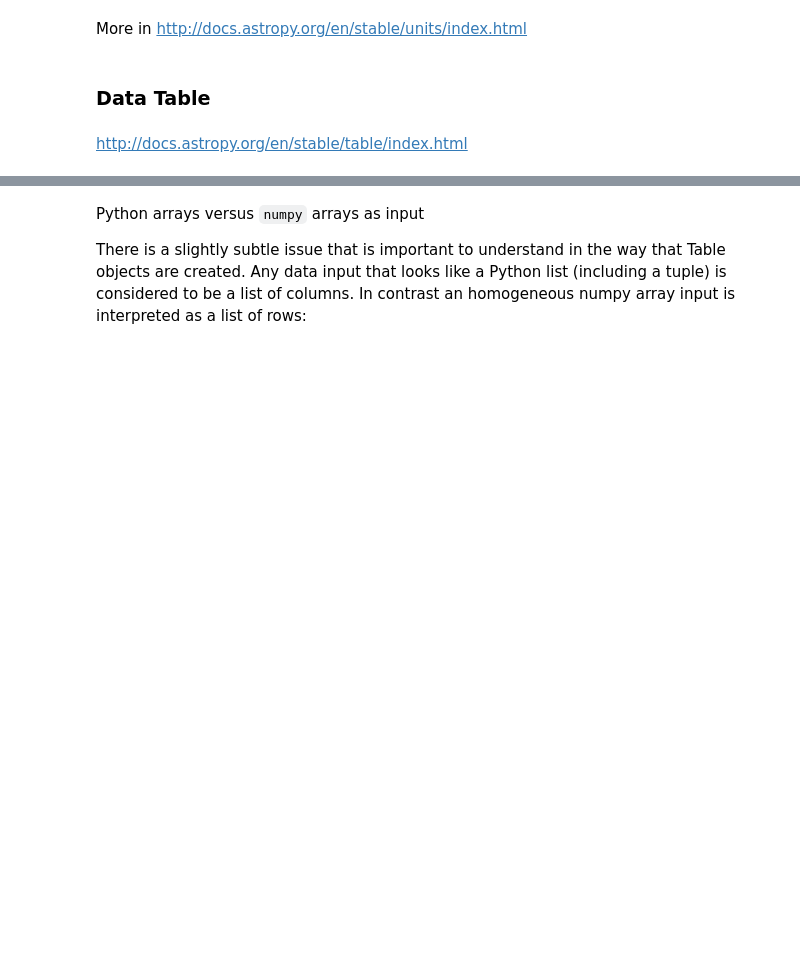
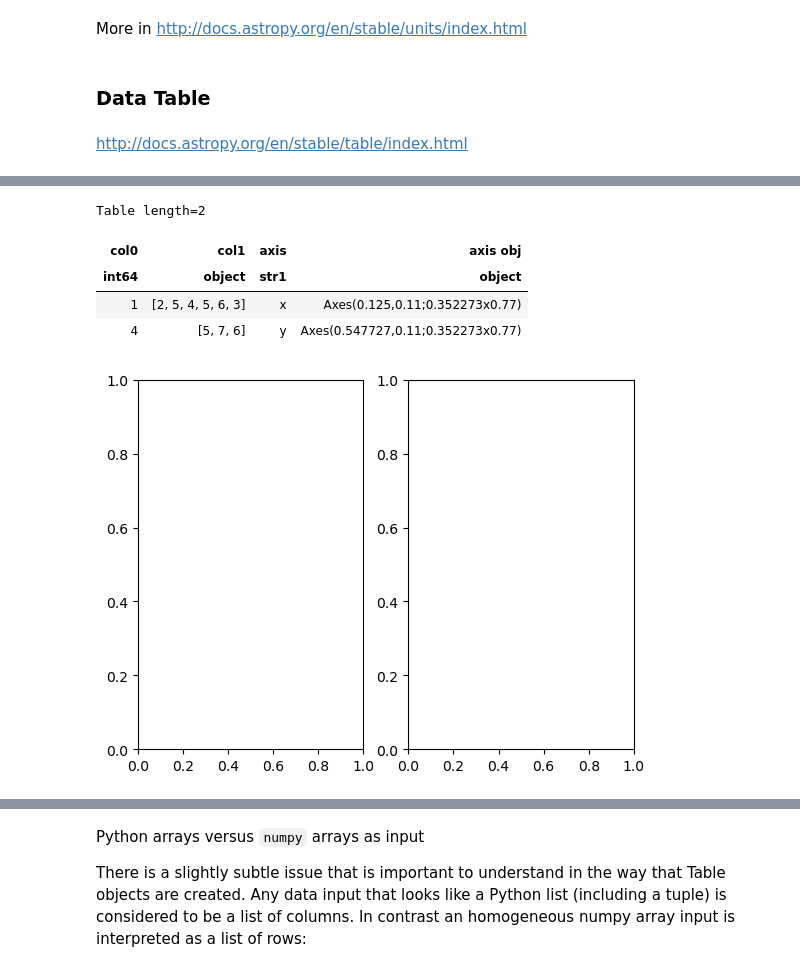
Before and after one commit to Morisset/Python-lectures-Notebooks, a Jupyter notebook: Notebooks/Using_astropy.ipynb, the cells around one changed output, grey strips where cells are left out. Drawn from its saved outputs; the diff is of its cells as text; code cells hidden in the pictures; blank space fills up the shorter version.

```diff
--- a/Notebooks/Using_astropy.ipynb
+++ b/Notebooks/Using_astropy.ipynb
@@ -195,14 +367,20 @@ from astropy.table import Column
 # %%
 # Create a table combining different formats
 a = (1, 4)
 b = np.array([[2, 5, 4, 5,6, 3], [5,  7, 6]], dtype=object)  # vector column
 c = Column(['x', 'y'], name='axis')
 f, (ax1, ax2) = plt.subplots(1,2)
 d = Column([ax1, ax2], name='axis obj')
 
-tup = (a, b, c, d)
-t3 = Table(tup)  # Data column named "c" has a name "axis" in that table
+t3 = Table((a, b, c, d))  # Data column named "c" has a name "axis" in that table
 t3
+# %% [output]
+Table length=2
+| col0 | col1 | axis | axis obj |
+| int64 | object | str1 | object |
+| 1 | [2, 5, 4, 5, 6, 3] | x | Axes(0.125,0.11;0.352273x0.77) |
+| 4 | [5, 7, 6] | y | Axes(0.547727,0.11;0.352273x0.77) |
+[figure, added]
 # %%
 # table from a dictionnary
 rr = {'a': [1, 4],
```
Also changed, not shown: parts of 87 cells of this notebook, 3 other files.
